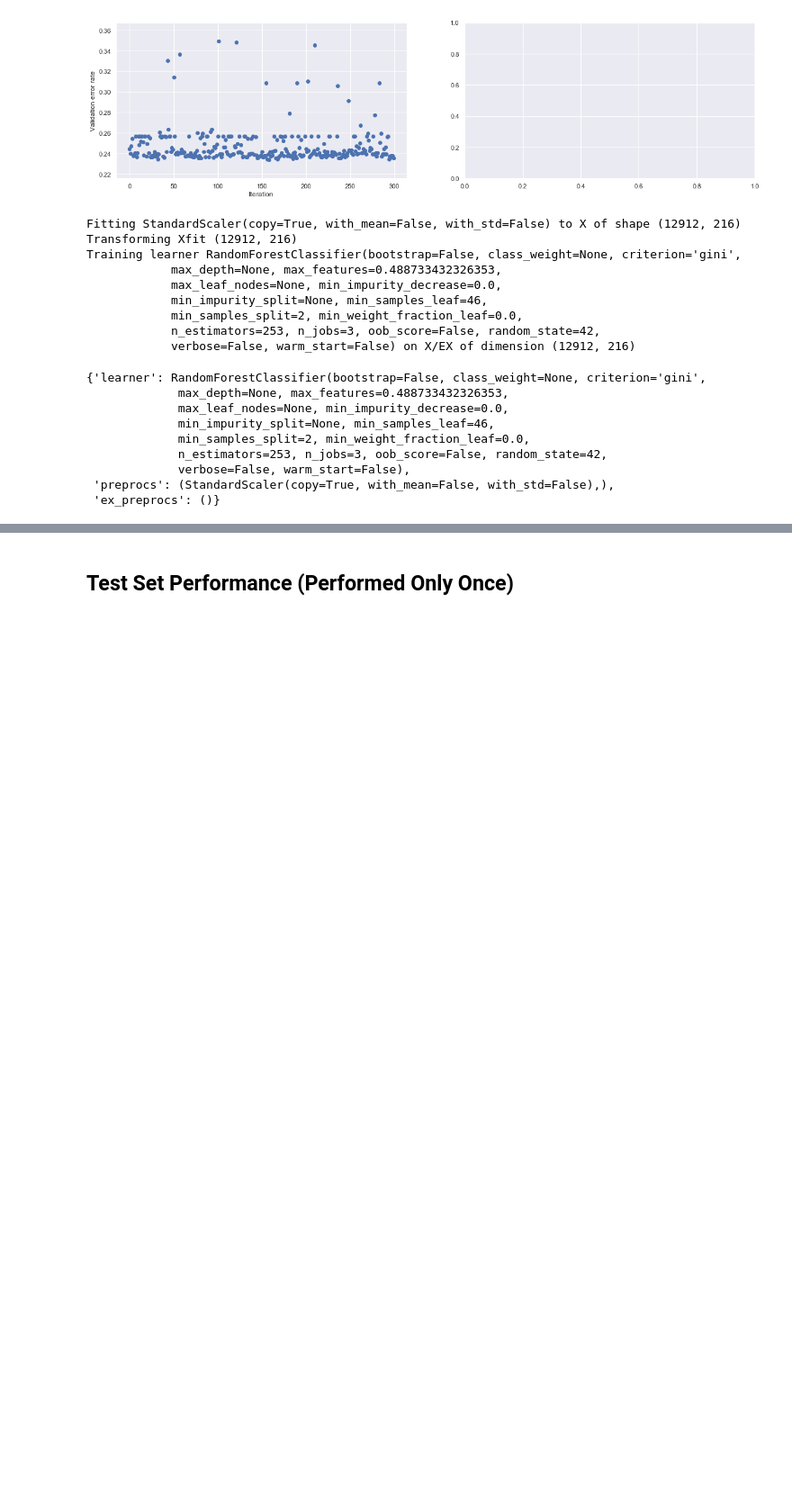
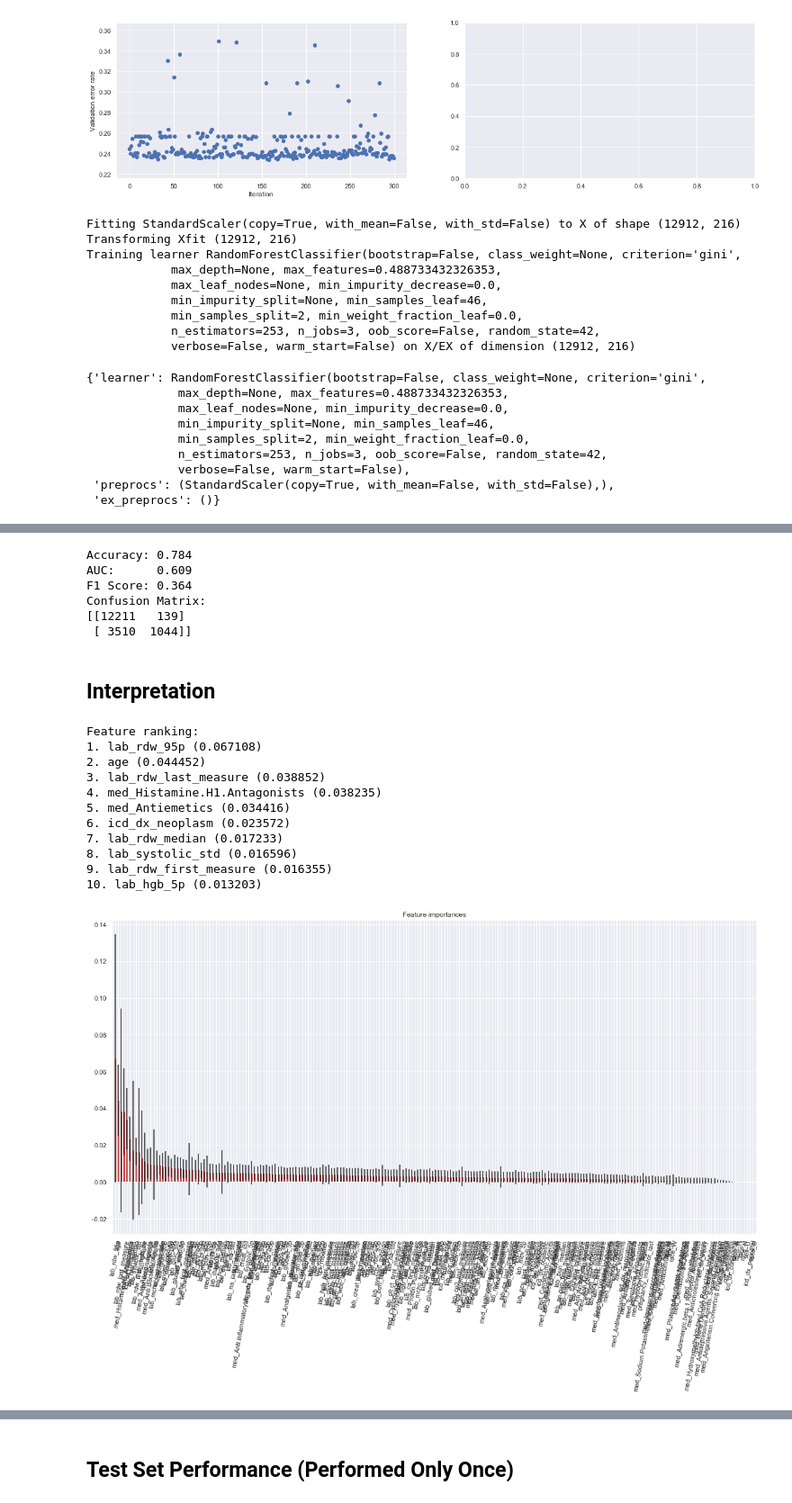
Before and after one commit to alvinjeffery/Bios8366_project, a Jupyter notebook: code/machine_learning.ipynb, the cells around one changed output, grey strips where cells are left out. Shown at 90% size. Saved outputs shown, nothing was run; the diff lists cells and outputs as text; code cells hidden in the pictures; blank space fills up the shorter version.

```diff
--- a/code/machine_learning.ipynb
+++ b/code/machine_learning.ipynb
@@ -182,0 +169,2 @@ array([[2942,   14],
+# %%
+best.fit(X_train, y_train)
@@ -182,0 +208,5 @@ array([[2942,   14],
+# %%
+X_train_valid = pd.concat([X_train, X_valid], ignore_index=True)
+y_train_valid = pd.concat([y_train, y_valid], ignore_index=True)
+# %%
+best.fit(X_train_valid, y_train_valid)
@@ -182,0 +221,49 @@ array([[2942,   14],
+# %%
+ml_eval(X_train_valid, y_train_valid, best)
+# %% [output]
+Accuracy: 0.784
+AUC:      0.609
+F1 Score: 0.364
+Confusion Matrix:
+[[12211   139]
+ [ 3510  1044]]
+# %% [markdown]
+## Interpretation
+# %%
+def feature_importance(rf, train, pred_cols):
+    importances = rf.feature_importances_
+    std = np.std([tree.feature_importances_ for tree in rf.estimators_],
+                 axis=0)
+    indices = np.argsort(importances)[::-1]
+    predictors = train[pred_cols].columns
+    X = train[pred_cols]
+
+    # Print the feature ranking
+    print("Feature ranking:")
+    #for f in range(X.shape[1]): # all features
+    for f in range(10): # top 10 only
+        print("%d. %s (%f)" % (f + 1, predictors[indices[f]], importances[indices[f]]))
+
+    return X, importances, std, predictors, indices
+# %%
+x, importances, std, predictors, indices = feature_importance(rf=best,
+                                                              train=X_train_valid,
+                                                              pred_cols=X_train_valid.columns)
+
+plt.figure(figsize=(20,10)); plt.title("Feature importances")
+plt.bar(range(x.shape[1]), importances[indices], color="r", yerr=std[indices], align="center")
+plt.xticks(range(x.shape[1]), predictors[indices], rotation=80); plt.xlim([-1, x.shape[1]])
+plt.show()
+# %% [output]
+Feature ranking:
+1. lab_rdw_95p (0.067108)
+2. age (0.044452)
+3. lab_rdw_last_measure (0.038852)
+4. med_Histamine.H1.Antagonists (0.038235)
+5. med_Antiemetics (0.034416)
+6. icd_dx_neoplasm (0.023572)
+7. lab_rdw_median (0.017233)
+8. lab_systolic_std (0.016596)
+9. lab_rdw_first_measure (0.016355)
+10. lab_hgb_5p (0.013203)
+[figure, added]
```
Also changed, not shown: parts of 36 cells of this notebook.
